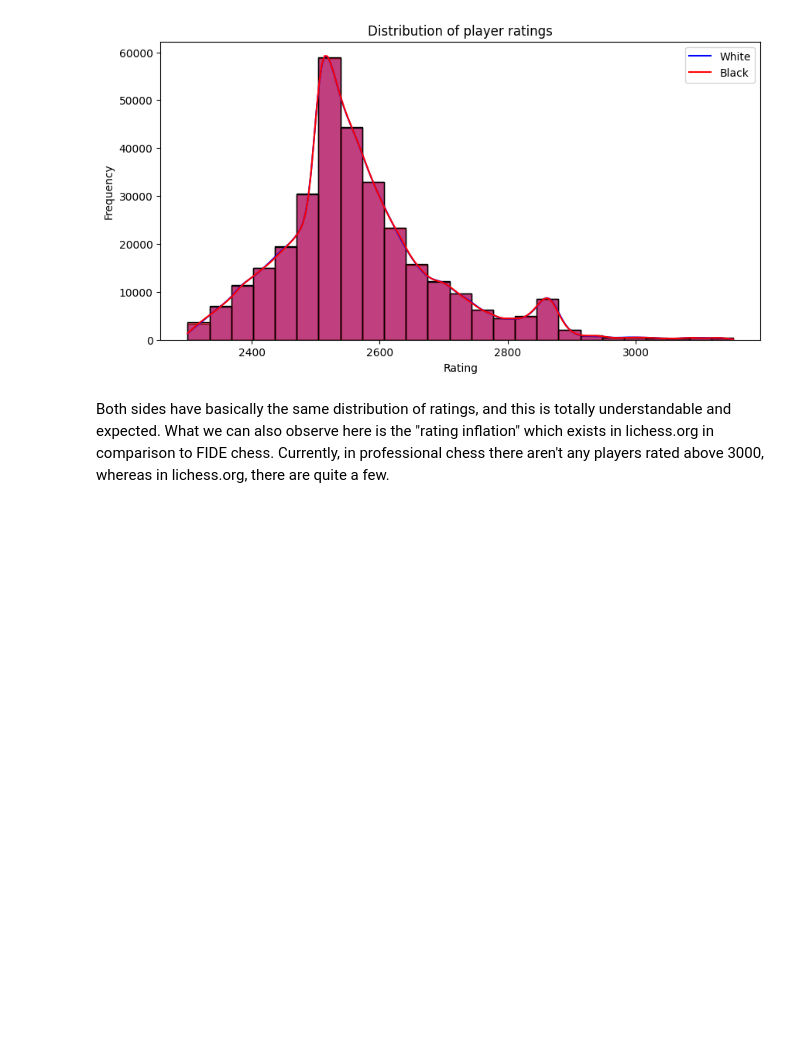
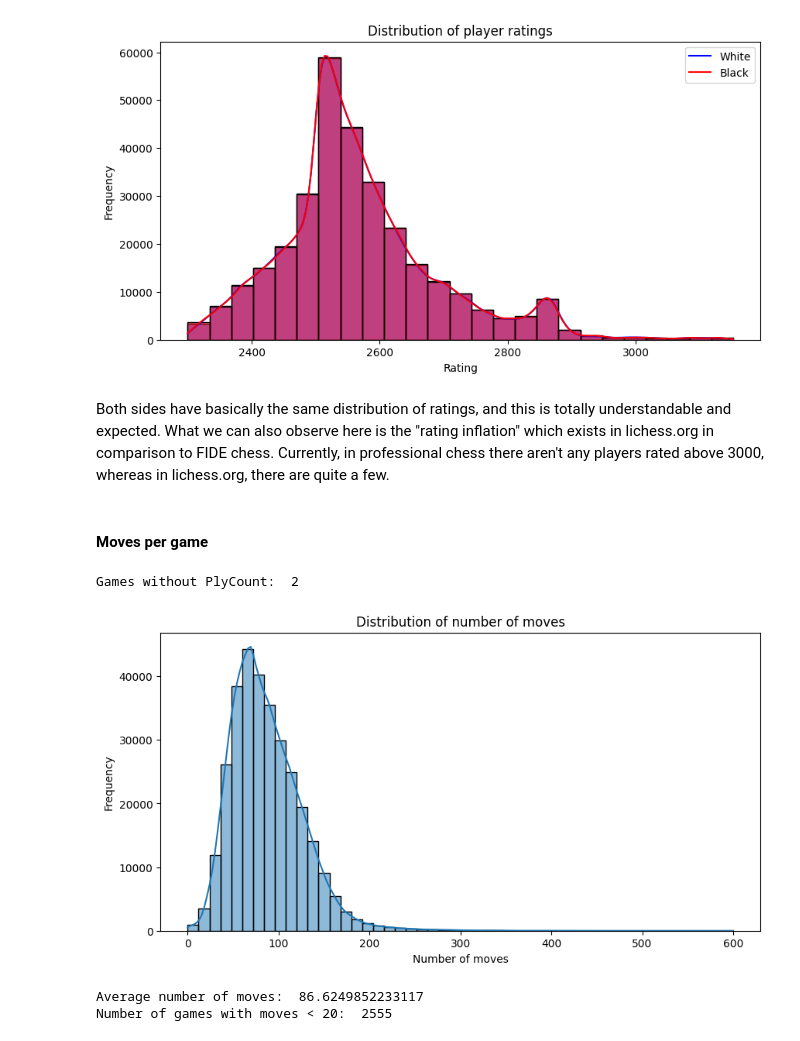
Before and after one commit to kkatkat/chess-engine, a Jupyter notebook: supervised/eda.ipynb, the cells around one changed output. Cells and saved outputs as stored; diff of their text form; code cells hidden in the pictures; blank space fills up the shorter version.

```diff
--- a/supervised/eda.ipynb
+++ b/supervised/eda.ipynb
@@ -19,7 +16,7 @@ The autoreload extension is already loaded. To reload it, use:
 
 The data used for training has been acquired from [https://database.nikonoel.fr/](https://database.nikonoel.fr/). It contains millions of games of high-rated players (lichess ELO >= 2500). The chunk below is only from May 2023.
 # %%
-games = load_dataset('lichess_elite_2023-05.pgn')
+games = load_games('lichess_elite_2023-05.pgn')
 # %%
 games: List[Game] = games
 # %% [markdown]
@@ -149,3 +146,36 @@ plt.show()
 [figure]
 # %% [markdown]
 Both sides have basically the same distribution of ratings, and this is totally understandable and expected. What we can also observe here is the "rating inflation" which exists in lichess.org in comparison to FIDE chess. Currently, in professional chess there aren't any players rated above 3000, whereas in lichess.org, there are quite a few.
+# %% [markdown]
+#### Moves per game
+# %%
+# check if PlyCount is missing in some games
+none_plycount = 0
+for game in games:
+    if game.headers.get('PlyCount') is None:
+        none_plycount += 1
+
+print('Games without PlyCount: ', none_plycount)
+# %% [output]
+Games without PlyCount:  2
+# %%
+# analyze the moves number distribution
+
+moves_number = []
+
+for game in games:
+    moves_number.append(int(game.headers.get('PlyCount') or 0))
+
+plt.figure(figsize=(10, 5))
+sns.histplot(moves_number, bins=50, kde=True)
+plt.xlabel('Number of moves')
+plt.ylabel('Frequency')
+plt.title('Distribution of number of moves')
+plt.show()
+
+print('Average number of moves: ', sum(moves_number) / len(moves_number))
+print('Number of games with moves < 20: ', len([x for x in moves_number if x < 20]))
+# %% [output]
+[figure, added]
+Average number of moves:  86.6249852233117
+Number of games with moves < 20:  2555
```
Also changed, not shown: parts of 5 cells of this notebook, 5 other files.
